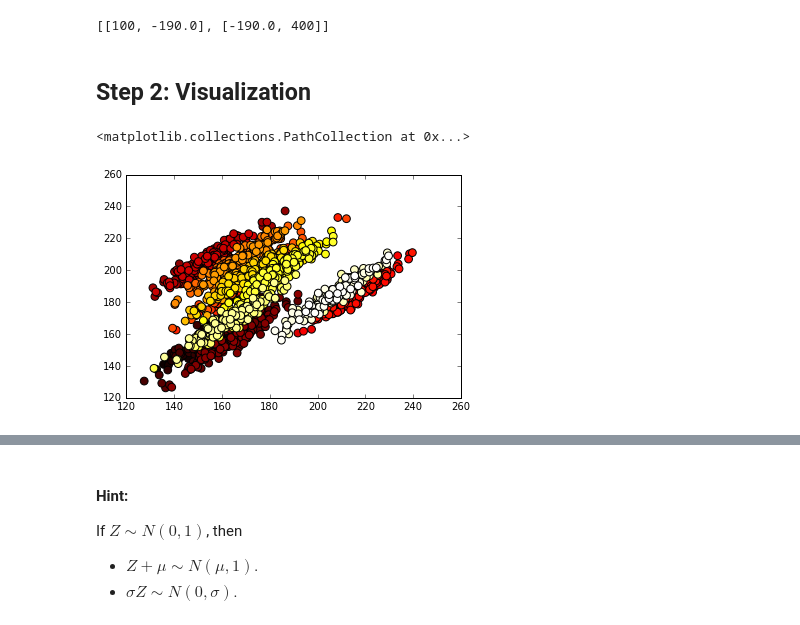
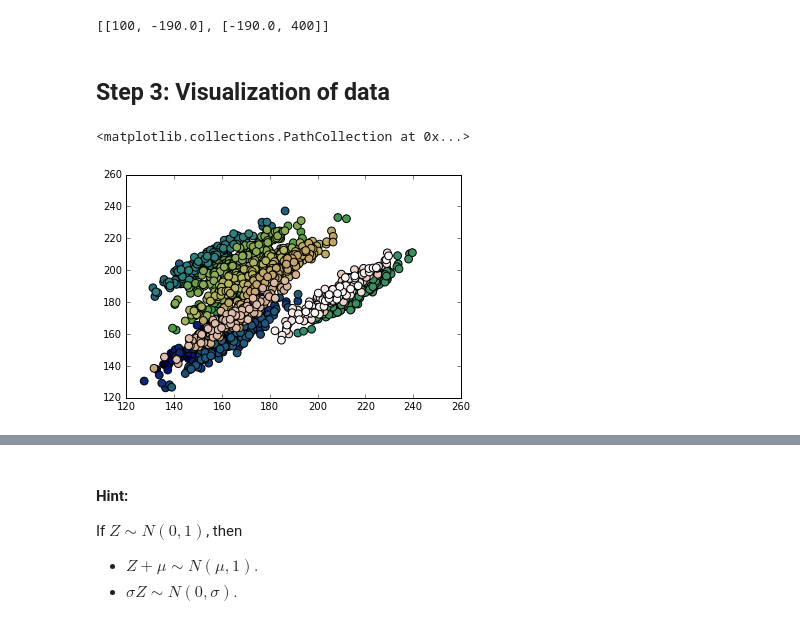
Before and after one commit to sambuddha-roy/presentations, a Jupyter notebook: Veritas.Aug1.2016/Day1_prelims.ipynb, the cells around one changed output, grey strips where cells are left out. Drawn from its saved outputs; the diff is of its cells as text; code cells hidden in the pictures.

```diff
--- a/Veritas.Aug1.2016/Day1_prelims.ipynb
+++ b/Veritas.Aug1.2016/Day1_prelims.ipynb
@@ -144,10 +217,10 @@ print covs
 coords = np.vstack([np.random.multivariate_normal(coordstest[i,:], covs, 200)
                          for i in range(10)])
 # %% [markdown]
-## Step 2: Visualization
+## Step 3: Visualization of data
 # %%
 plt.scatter(allCoords['x'], allCoords['y'], c = individuals,
-      s = 60, cmap = 'hot')
+      s = 60, cmap = 'gist_earth')
 # %% [output]
 <matplotlib.collections.PathCollection at 0x...>
-[figure, old version]
+[figure, new version]
```
Also changed, not shown: parts of 19 cells of this notebook.
